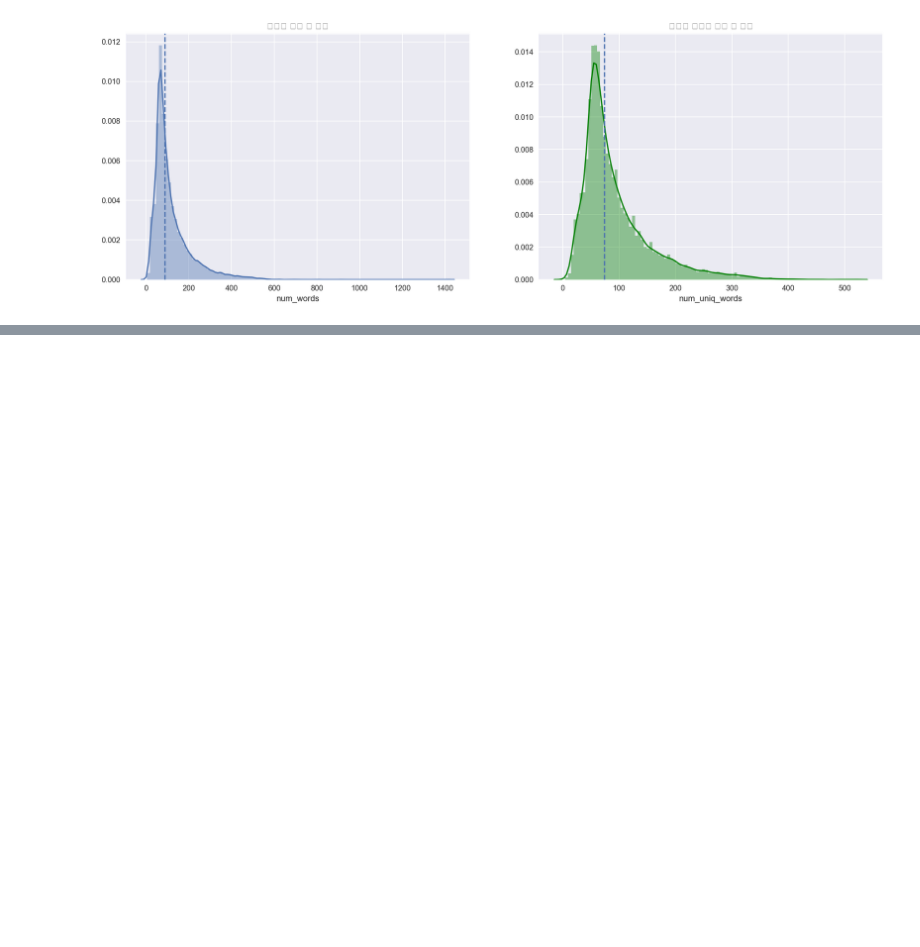
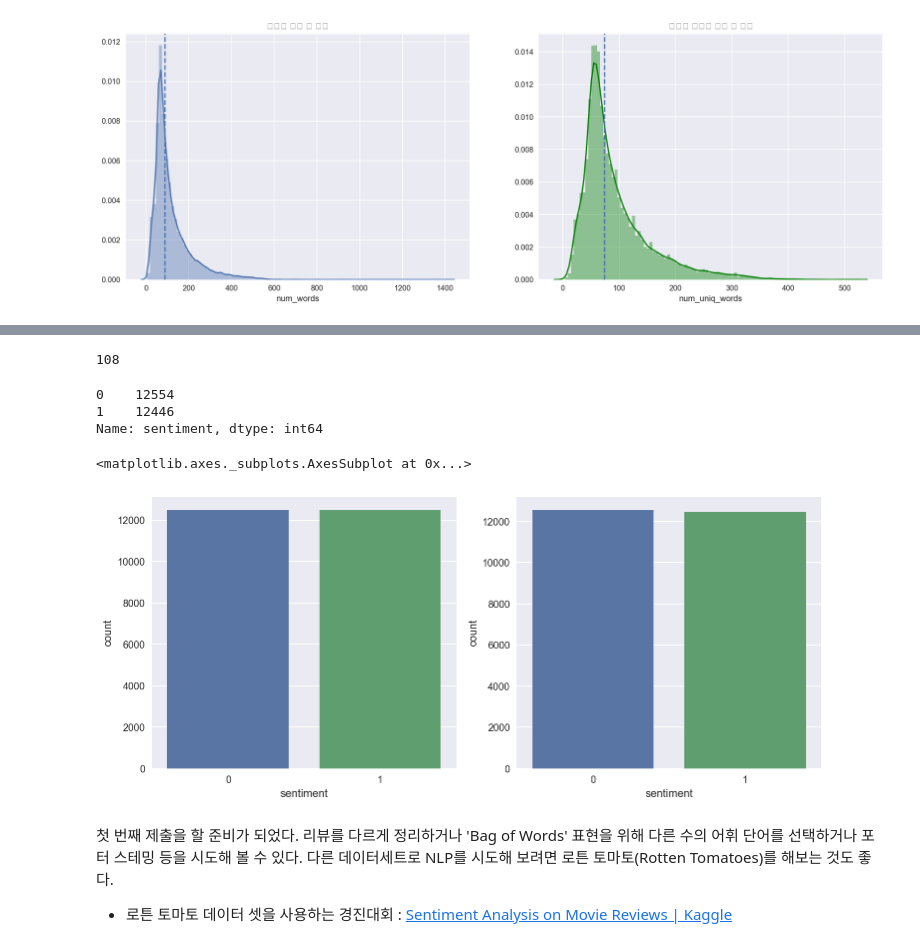
Before and after one commit to iayrots/movie_review_emotion_analysis, a Jupyter notebook: tutorial_part_1.ipynb, the cells around one changed output, grey strips where cells are left out. Drawn from its saved outputs; the diff is of its cells as text; code cells hidden in the pictures; blank space fills up the shorter version.

```diff
--- a/tutorial_part_1.ipynb
+++ b/tutorial_part_1.ipynb
@@ -504,0 +652,8 @@ Text(0.5,1,'리뷰별 고유한 단어 수 분포')
+# %%
+from sklearn.ensemble import RandomForestClassifier
+
+# 랜덤포레스트 분류기를 사용
+forest = RandomForestClassifier(
+    n_estimators = 100, n_jobs = -1, random_state=2018)
+
+forest
@@ -504,0 +686,4 @@ Text(0.5,1,'리뷰별 고유한 단어 수 분포')
+# %%
+# test 데이터를 벡터화 함
+%time test_data_features = pipeline.transform(clean_test_reviews)
+test_data_features = test_data_features.toarray()
@@ -504,0 +719,4 @@ Text(0.5,1,'리뷰별 고유한 단어 수 분포')
+# %%
+# 벡터화한 test 데이터를 넣고 예측한다.
+result = forest.predict(test_data_features)
+result[:10]
@@ -504,0 +725,4 @@ Text(0.5,1,'리뷰별 고유한 단어 수 분포')
+# %%
+# 예측 결과를 저장하기 위해 데이터프레임에 담아 준다.
+output = pd.DataFrame(data={'id':test['id'], 'sentiment':result})
+output.head()
@@ -504,0 +738,20 @@ Text(0.5,1,'리뷰별 고유한 단어 수 분포')
+# %%
+output_sentiment = output['sentiment'].value_counts()
+print(output_sentiment[0] - output_sentiment[1])
+output_sentiment
+# %% [output]
+108
+0    12554
+1    12446
+Name: sentiment, dtype: int64
+# %%
+fig, axes = plt.subplots(ncols=2)
+fig.set_size_inches(12,5)
+sns.countplot(train['sentiment'], ax=axes[0])
+sns.countplot(output['sentiment'], ax=axes[1])
+# %% [output]
+<matplotlib.axes._subplots.AxesSubplot at 0x...>
+[figure, added]
+# %% [markdown]
+첫 번째 제출을 할 준비가 되었다. 리뷰를 다르게 정리하거나 'Bag of Words' 표현을 위해 다른 수의 어휘 단어를 선택하거나 포터 스테밍 등을 시도해 볼 수 있다. 다른 데이터세트로 NLP를 시도해 보려면 로튼 토마토(Rotten Tomatoes)를 해보는 것도 좋다.
+- 로튼 토마토 데이터 셋을 사용하는 경진대회 : [Sentiment Analysis on Movie Reviews | Kaggle](https://www.kaggle.com/c/sentiment-analysis-on-movie-reviews)
```
Also changed, not shown: parts of 24 cells of this notebook.
